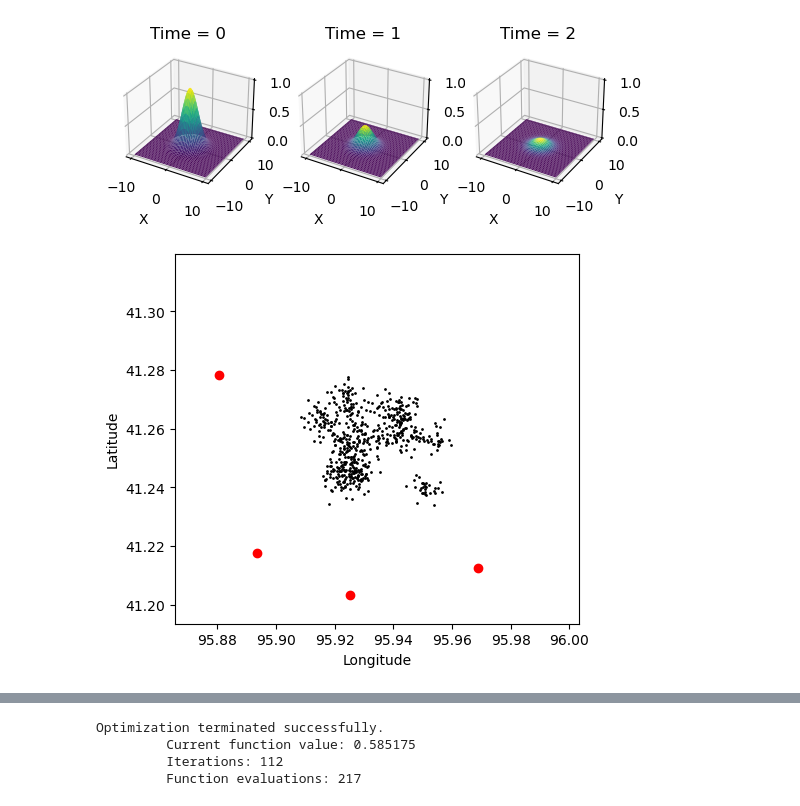
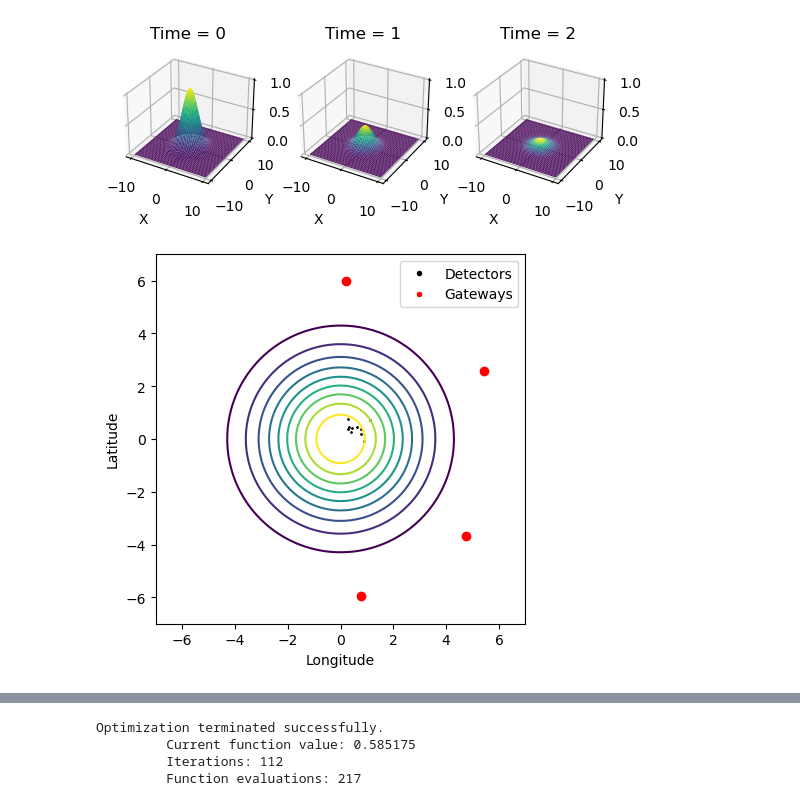
Before and after one commit to davidfobar/SCRAM, a Jupyter notebook: MINES-Sim/pyTorch_model.ipynb, the cells around one changed output, grey strips where cells are left out. Drawn from its saved outputs; the diff is of its cells as text; code cells hidden in the pictures.

```diff
--- a/MINES-Sim/pyTorch_model.ipynb
+++ b/MINES-Sim/pyTorch_model.ipynb
@@ -213,71 +308,102 @@ from calendar import c
 gz_lat = 41.2565
 gz_long = 95.9345
 
-artyDistrobutionWidth = 2000
-detectorDistrobutionWidth = 300 #meters
+artyDistrobutionWidth = 2 #kilometers
+detectorDistrobutionWidth = .3 #kilometers
 
-lsDistFromGZ = 6000 #meters
+lsDistFromGZ = 6 #kilometers
 
 gaussianField = GaussianField(burst_lat=gz_lat, burst_long=gz_long, sigma=2)
 gaussianField.plotFields()
 
-#from ground zero, determine the bounding lat/longs for the detector array
-minLat = gz_lat - metersToDeltaLat(artyDistrobutionWidth)
-maxLat = gz_lat + metersToDeltaLat(artyDistrobutionWidth)
-minLong = gz_long - metersToDeltaLong(artyDistrobutionWidth, gz_lat)
-maxLong = gz_long + metersToDeltaLong(artyDistrobutionWidth, gz_lat)
-
 #initialize the detectors
 detectors = []
-nArtyShells = 20
-nDetectorsPerShell = 30
+nArtyShells = 1
+nDetectorsPerShell = 10
 for i in range(nArtyShells):
-  lat = np.random.uniform(minLat, maxLat)
-  long = np.random.uniform(minLong, maxLong)
+  x = np.random.uniform(-artyDistrobutionWidth, artyDistrobutionWidth)
+  y = np.random.uniform(-artyDistrobutionWidth, artyDistrobutionWidth)
 
   for j in range(nDetectorsPerShell):
-    detLat = lat + np.random.normal(0, metersToDeltaLat(detectorDistrobutionWidth))
-    detLong = long + np.random.normal(0, metersToDeltaLong(detectorDistrobutionWidth, detLat))
+    detX = x + np.random.normal(0, detectorDistrobutionWidth)
+    detY = y + np.random.normal(0, detectorDistrobutionWidth)
 
-    detector = SimDetector(lat=detLat, long=detLong, simRadField=gaussianField, id=i*nDetectorsPerShell+j)
+    detector = SimDetector(x=detX, y=detY, simRadField=gaussianField, id=i*nDetectorsPerShell+j)
     detectors.append(detector)
 
 gateways = []
 angles = []
 #determine 4 random angles and then use those to determine the gateway positions lsDistFromGZ away from ground zero
 for i in range(4):
   angle = np.random.uniform(0, 2*np.pi)
   #ensure the angles are at least 30 degrees apart and that they are within a 180 degree arc
   while len(angles) > 0 and (np.min(np.abs(np.array(angles) - angle)) < np.pi/6 or np.max(np.abs(np.array(angles) - angle)) > np.pi):
     angle = np.random.uniform(0, 2*np.pi)
   angles.append(angle)
-  lat = gz_lat + metersToDeltaLat(lsDistFromGZ) * sin(angle)
-  long = gz_long + metersToDeltaLong(lsDistFromGZ, gz_lat) * cos(angle)
-  gateways.append(Gateway(lat, long))
+  gatewayX = lsDistFromGZ * np.sin(angle)
+  gatewayY = lsDistFromGZ * np.cos(angle)
+  gateways.append(Gateway(gatewayX, gatewayY))
 
 
 #plot the initial positions of the detectors
 fig = plt.figure()
 ax = fig.add_subplot(111)
 for detector in detectors:
   #plot each detector as a small black circle
-  ax.plot(detector.trueLong, detector.trueLat, 'o', c='k', markersize=1)
+  ax.plot(detector.trueX, detector.trueY, 'o', c='k', markersize=1)
+
+#plot the gateways
+for gateway in gateways:
+  ax.plot(gateway.x, gateway.y, 'o', c='r')
+
+ax.set_xlim(-lsDistFromGZ-1, lsDistFromGZ+1)
+ax.set_ylim(-lsDistFromGZ-1, lsDistFromGZ+1)
+
+#plot the countours of the radiation field at the time of the burst
+#draw lines for the following levels: 0.1, 0.2, 0.3, 0.4, 0.5, 0.6, 0.7, 0.8, 0.9
+x = np.linspace(-lsDistFromGZ-1, lsDistFromGZ+1, 100)
+y = np.linspace(-lsDistFromGZ-1, lsDistFromGZ+1, 100)
+x, y = np.meshgrid(x, y)
+z = np.zeros(x.shape)
+for i in range(x.shape[0]):
+  for j in range(x.shape[1]):
+    z[i,j] = gaussianField.getDoseRate(y[i,j], x[i,j], 0)
+contours = plt.contour(x, y, z, levels=[0.1, 0.2, 0.3, 0.4, 0.5, 0.6, 0.7, 0.8, 0.9])
+
+#add a legend
+handles = [
+    plt.Line2D([0], [0], marker='o', color='w', markerfacecolor='k', markersize=5),
+    plt.Line2D([0], [0], marker='o', color='w', markerfacecolor='r', markersize=5)
+]
+labels = ['Detectors', 'Gateways']
+ax.legend(handles, labels)
+
+#dress it up
 ax.set_xlabel('Longitude')
 ax.set_ylabel('Latitude')
 ax.set_aspect('equal')
-# set the x and y axis limits to be 9km around the burst
-ax.set_xlim(gz_long - metersToDeltaLong(lsDistFromGZ+1000, gz_lat), gz_long + metersToDeltaLong(lsDistFromGZ+1000, gz_lat))
-ax.set_ylim(gz_lat - metersToDeltaLat(lsDistFromGZ+1000), gz_lat + metersToDeltaLat(lsDistFromGZ+1000))
-
-#plot the gateways
-for gateway in gateways:
-  ax.plot(gateway.long, gateway.lat, 'o', c='r')
 
 plt.show()
 
 for time in range(10):
   for detector in detectors:
     detector.updateSim(time, gateways)
+
+#plot the dose rate and position estimates for a single detector
+detectors[0].plotDoseRate(detectors[0].trueDoseRates)
+detectors[0].plotDistanceError(detectors[0].trueX, detectors[0].trueY)
+
+#plot the series of predicted positions for a single detector
+fig = plt.figure()
+ax = fig.add_subplot(111)
+ax.plot(detectors[0].predictedX, detectors[0].predictedY, 'o-')
+ax.plot(detectors[0].trueX, detectors[0].trueY, 'ro')
+ax.set_xlabel('X')
+ax.set_ylabel('Y')
+ax.set_xlim(-4, 4)
+ax.set_ylim(-4, 4)
+ax.set_aspect('equal')
+plt.show()
 # %% [output]
 [figure]
-[figure, old version]
+[figure, new version]
```
Also changed, not shown: parts of 8 cells of this notebook.
